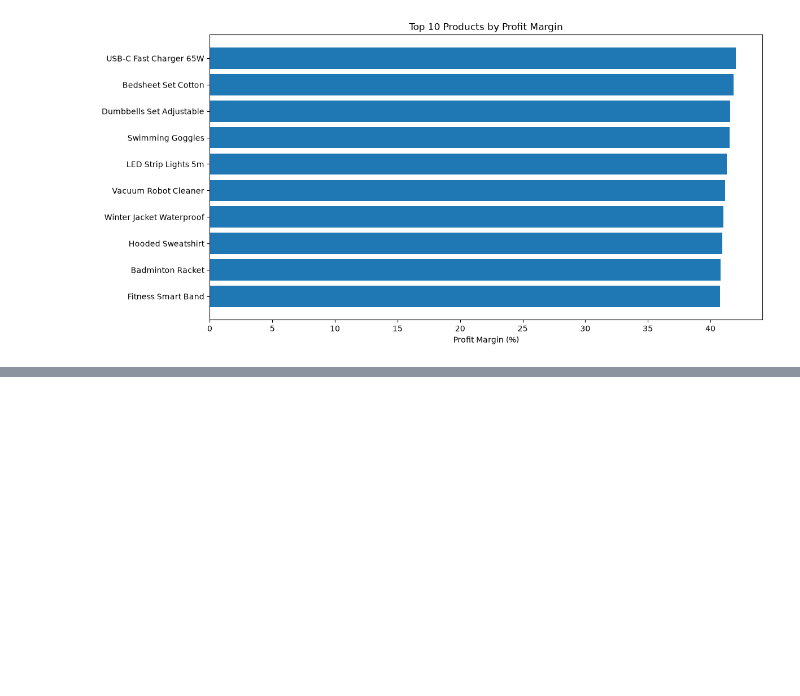
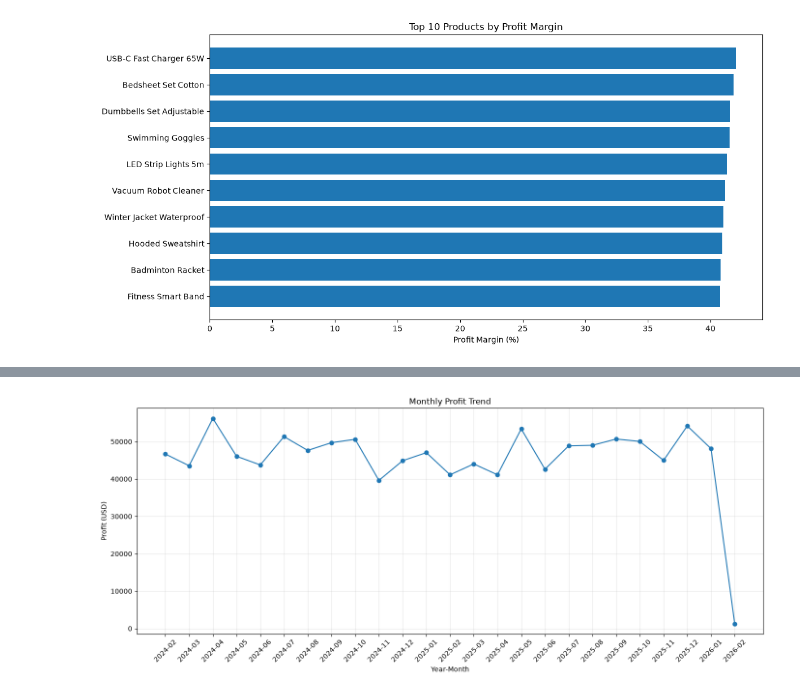
Before and after one commit to Suman-byte8/global-e-commerce-dataset-1M-records-2024-2026-analysis, a Jupyter notebook: notebooks/02_Exploratory_Data_Analysis.ipynb, the cells around one changed output, grey strips where cells are left out. Cells and saved outputs as stored; diff of their text form; code cells hidden in the pictures; blank space fills up the shorter version.

Commit message:
feat: add time-series sales and profitability analysis

```diff
--- a/notebooks/02_Exploratory_Data_Analysis.ipynb
+++ b/notebooks/02_Exploratory_Data_Analysis.ipynb
@@ -820,0 +887,8 @@ plt.show()
+# %%
+monthly_profit = (
+    completed_orders
+    .groupby("year_month")["profit_usd"]
+    .sum()
+)
+
+monthly_profit
@@ -820,0 +913,20 @@ plt.show()
+# %%
+plt.figure(figsize=(14,6))
+
+plt.plot(
+    monthly_profit.index,
+    monthly_profit.values,
+    marker="o"
+)
+
+plt.title("Monthly Profit Trend")
+plt.xlabel("Year-Month")
+plt.ylabel("Profit (USD)")
+plt.xticks(rotation=45)
+
+plt.grid(alpha=0.3)
+plt.tight_layout()
+plt.savefig("../images/monthly_profit_trend.png", dpi=300)
+plt.show()
+# %% [output]
+[figure, added]
```
Also changed, not shown: parts of 16 cells of this notebook, 4 other files.
